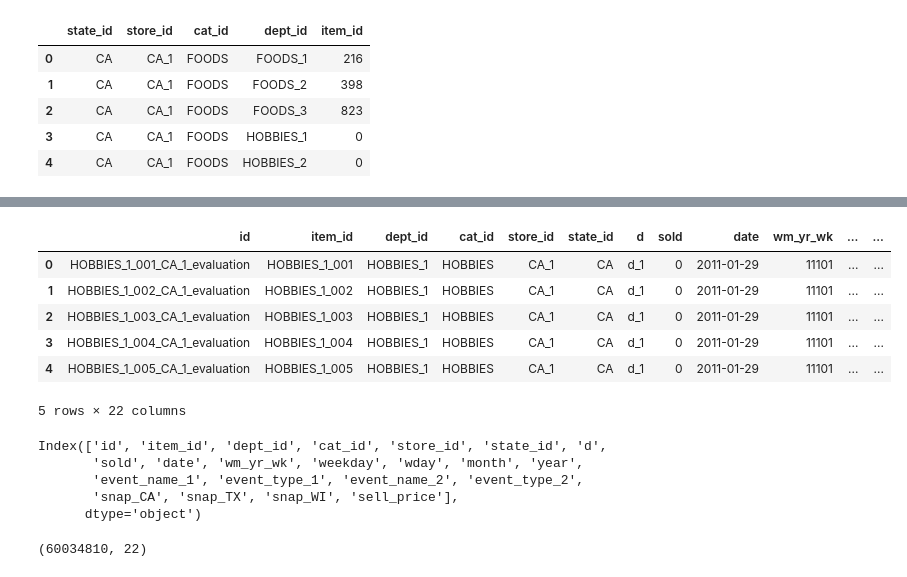
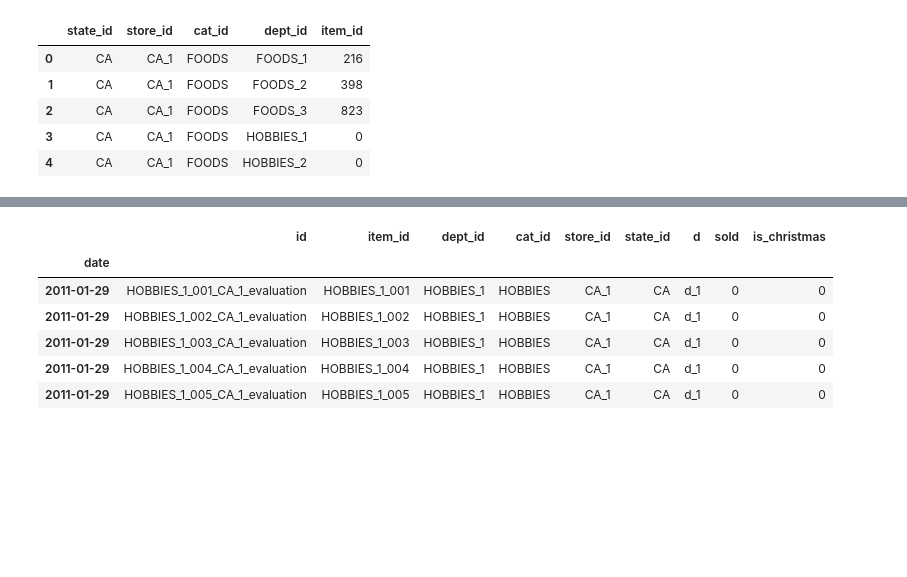
Before and after one commit to IvanMahlelebe/m5-forecasting-accuracy, a Jupyter notebook: notebooks/00 - Intro & Data Prep.ipynb, the cells around one changed output, grey strips where cells are left out. Saved outputs shown, nothing was run; the diff lists cells and outputs as text; code cells hidden in the pictures; blank space fills up the shorter version.

Commit message:
analyzing total sales

```diff
--- a/notebooks/00 - Intro & Data Prep.ipynb
+++ b/notebooks/00 - Intro & Data Prep.ipynb
@@ -129,2 +145,2 @@ We learn from the above graph that items are distributed in a similar manner acr
 # %%
-combined_data = pd.melt(sales, id_vars=['id', 'item_id', 'dept_id', 'cat_id', 'store_id', 'state_id'], var_name='d', value_name='sold').dropna()
+mlt_sales = pd.melt(sales, id_vars=['id', 'item_id', 'dept_id', 'cat_id', 'store_id', 'state_id'], var_name='d', value_name='sold').dropna()
@@ -131,2 +156,3 @@ combined_data = pd.melt(sales, id_vars=['id', 'item_id', 'dept_id', 'cat_id', 's
 # %%
-combined_data = pd.merge(combined_data, calendar, on='d', how='left')
+mlt_sales = pd.merge(mlt_sales, calendar[['date', 'd']], on='d', how='left')
+mlt_sales.head()
@@ -134,0 +166,3 @@ combined_data = pd.merge(combined_data, prices, on=['store_id','item_id','wm_yr_
+# %%
+mlt_sales['date'] = pd.to_datetime(mlt_sales['date'])
+mlt_sales = mlt_sales.set_index('date')
@@ -135,22 +228,12 @@ combined_data = pd.merge(combined_data, prices, on=['store_id','item_id','wm_yr_
+# %%
+mlt_sales['is_christmas'] = ((mlt_sales.index.month == 12) & (mlt_sales.index.day == 25)).astype(int)
 # %%
-combined_data.head()
+mlt_sales.head()
 # %% [output]
-|  | id | item_id | dept_id | cat_id | store_id | state_id | d | sold | date | wm_yr_wk | ... | ... |
-| 0 | HOBBIES_1_001_CA_1_evaluation | HOBBIES_1_001 | HOBBIES_1 | HOBBIES | CA_1 | CA | d_1 | 0 | 2011-01-29 | 11101 | ... | ... |
-| 1 | HOBBIES_1_002_CA_1_evaluation | HOBBIES_1_002 | HOBBIES_1 | HOBBIES | CA_1 | CA | d_1 | 0 | 2011-01-29 | 11101 | ... | ... |
-| 2 | HOBBIES_1_003_CA_1_evaluation | HOBBIES_1_003 | HOBBIES_1 | HOBBIES | CA_1 | CA | d_1 | 0 | 2011-01-29 | 11101 | ... | ... |
-| 3 | HOBBIES_1_004_CA_1_evaluation | HOBBIES_1_004 | HOBBIES_1 | HOBBIES | CA_1 | CA | d_1 | 0 | 2011-01-29 | 11101 | ... | ... |
-| 4 | HOBBIES_1_005_CA_1_evaluation | HOBBIES_1_005 | HOBBIES_1 | HOBBIES | CA_1 | CA | d_1 | 0 | 2011-01-29 | 11101 | ... | ... |
+|  | id | item_id | dept_id | cat_id | store_id | state_id | d | sold | is_christmas |
+| date |  |  |  |  |  |  |  |  |  |
+| 2011-01-29 | HOBBIES_1_001_CA_1_evaluation | HOBBIES_1_001 | HOBBIES_1 | HOBBIES | CA_1 | CA | d_1 | 0 | 0 |
+| 2011-01-29 | HOBBIES_1_002_CA_1_evaluation | HOBBIES_1_002 | HOBBIES_1 | HOBBIES | CA_1 | CA | d_1 | 0 | 0 |
+| 2011-01-29 | HOBBIES_1_003_CA_1_evaluation | HOBBIES_1_003 | HOBBIES_1 | HOBBIES | CA_1 | CA | d_1 | 0 | 0 |
+| 2011-01-29 | HOBBIES_1_004_CA_1_evaluation | HOBBIES_1_004 | HOBBIES_1 | HOBBIES | CA_1 | CA | d_1 | 0 | 0 |
+| 2011-01-29 | HOBBIES_1_005_CA_1_evaluation | HOBBIES_1_005 | HOBBIES_1 | HOBBIES | CA_1 | CA | d_1 | 0 | 0 |
-5 rows × 22 columns
-# %%
-combined_data.columns
-# %% [output]
-Index(['id', 'item_id', 'dept_id', 'cat_id', 'store_id', 'state_id', 'd',
-       'sold', 'date', 'wm_yr_wk', 'weekday', 'wday', 'month', 'year',
-       'event_name_1', 'event_type_1', 'event_name_2', 'event_type_2',
-       'snap_CA', 'snap_TX', 'snap_WI', 'sell_price'],
-      dtype='object')
-# %%
-combined_data.shape
-# %% [output]
-(60034810, 22)
```
Also changed, not shown: parts of 13 cells of this notebook, 1 other file.
